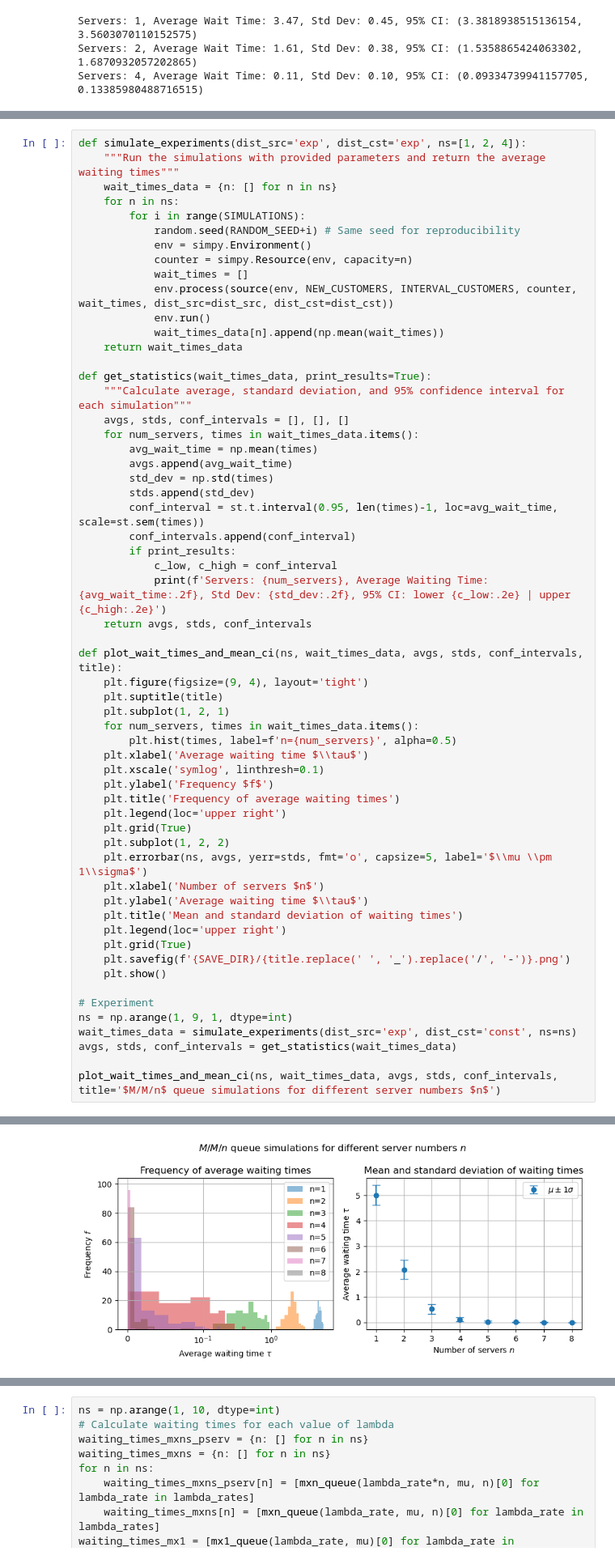
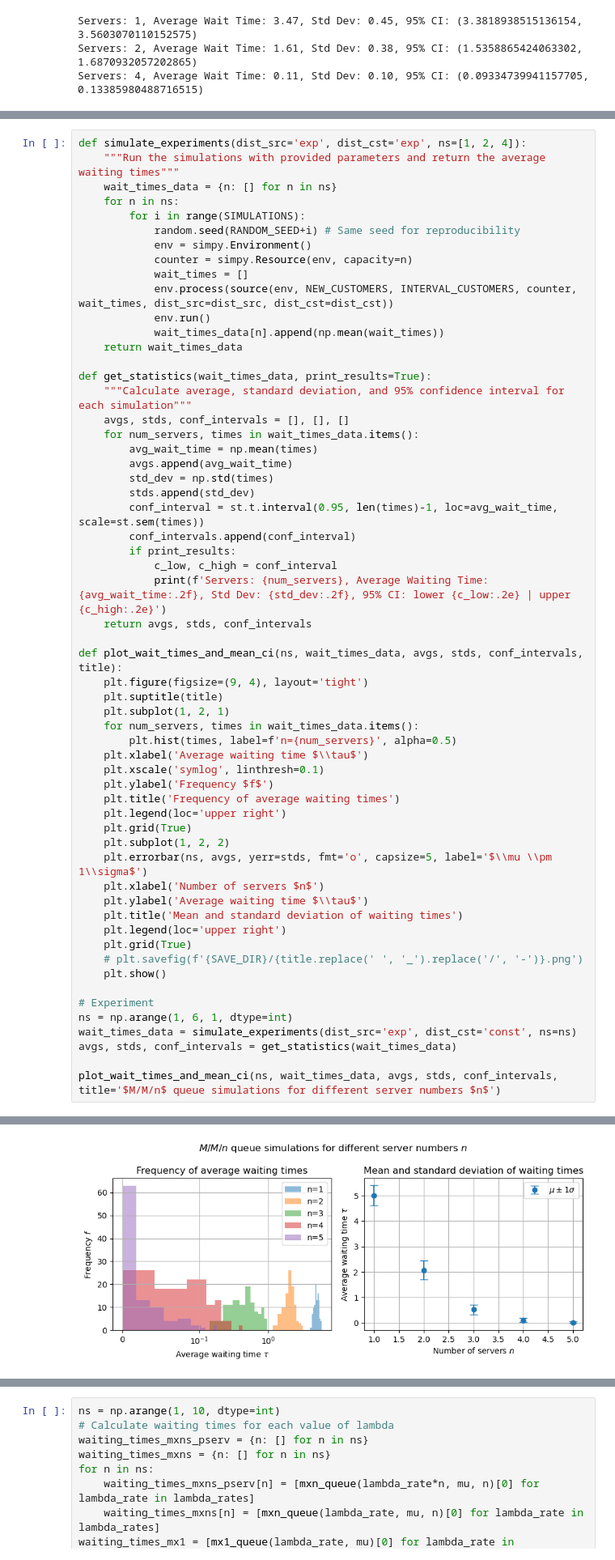
Before and after one commit to jonas4climate/ss-assignment-2, a Jupyter notebook: CalvinLaw_11306734_RaymondZhang_14865904_JonasSchaefer_14039982_2.ipynb, the cells around one changed output, grey strips where cells are left out. Shown at 81% size. Drawn from its saved outputs; the diff is of its cells as text.

```diff
--- a/CalvinLaw_11306734_RaymondZhang_14865904_JonasSchaefer_14039982_2.ipynb
+++ b/CalvinLaw_11306734_RaymondZhang_14865904_JonasSchaefer_14039982_2.ipynb
@@ -205,11 +205,11 @@ def plot_wait_times_and_mean_ci(ns, wait_times_data, avgs, stds, conf_intervals,
     plt.title('Mean and standard deviation of waiting times')
     plt.legend(loc='upper right')
     plt.grid(True)
-    plt.savefig(f'{SAVE_DIR}/{title.replace(' ', '_').replace('/', '-')}.png')
+    # plt.savefig(f'{SAVE_DIR}/{title.replace(' ', '_').replace('/', '-')}.png')
     plt.show()
 
 # Experiment
-ns = np.arange(1, 9, 1, dtype=int)
+ns = np.arange(1, 6, 1, dtype=int)
 wait_times_data = simulate_experiments(dist_src='exp', dist_cst='const', ns=ns)
 avgs, stds, conf_intervals = get_statistics(wait_times_data)
 
@@ -226,3 +223,3 @@ Servers: 8, Average Waiting Time: 0.00, Std Dev: 0.00, 95% CI: lower -5.10e-05 |
-[figure, old version]
+[figure, new version]
 # %%
 # Experiment
```
Also changed, not shown: parts of 5 cells of this notebook, 6 other files.
